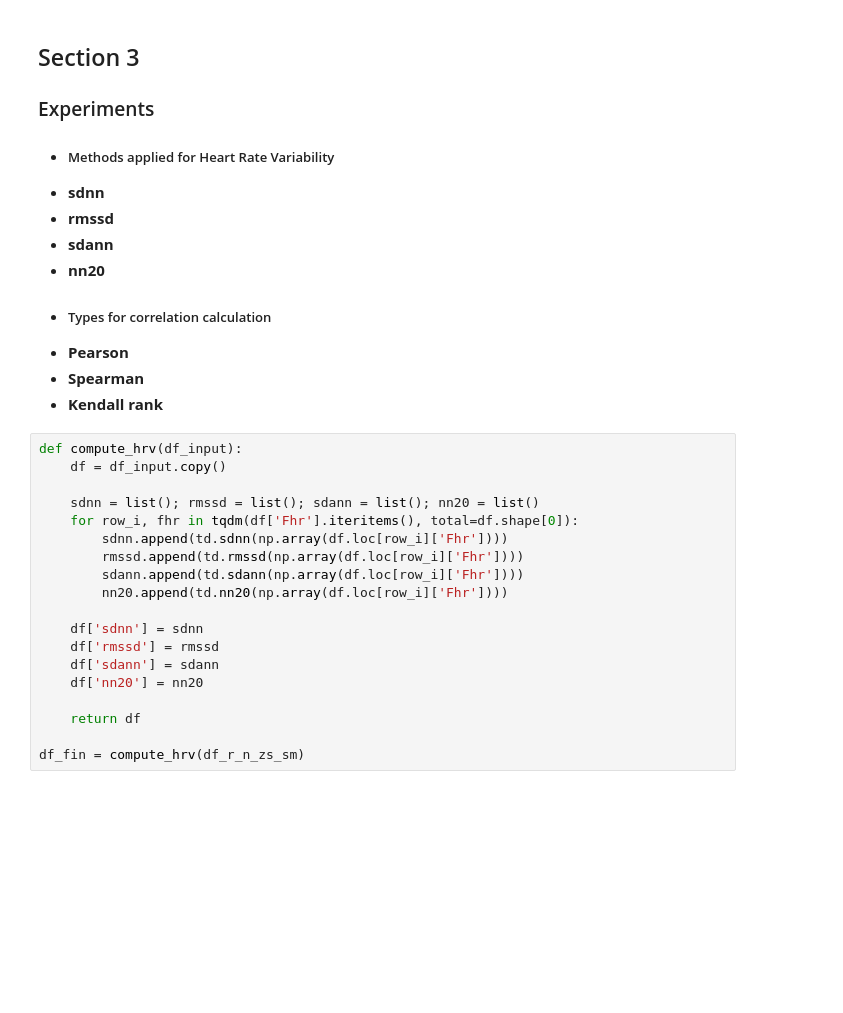
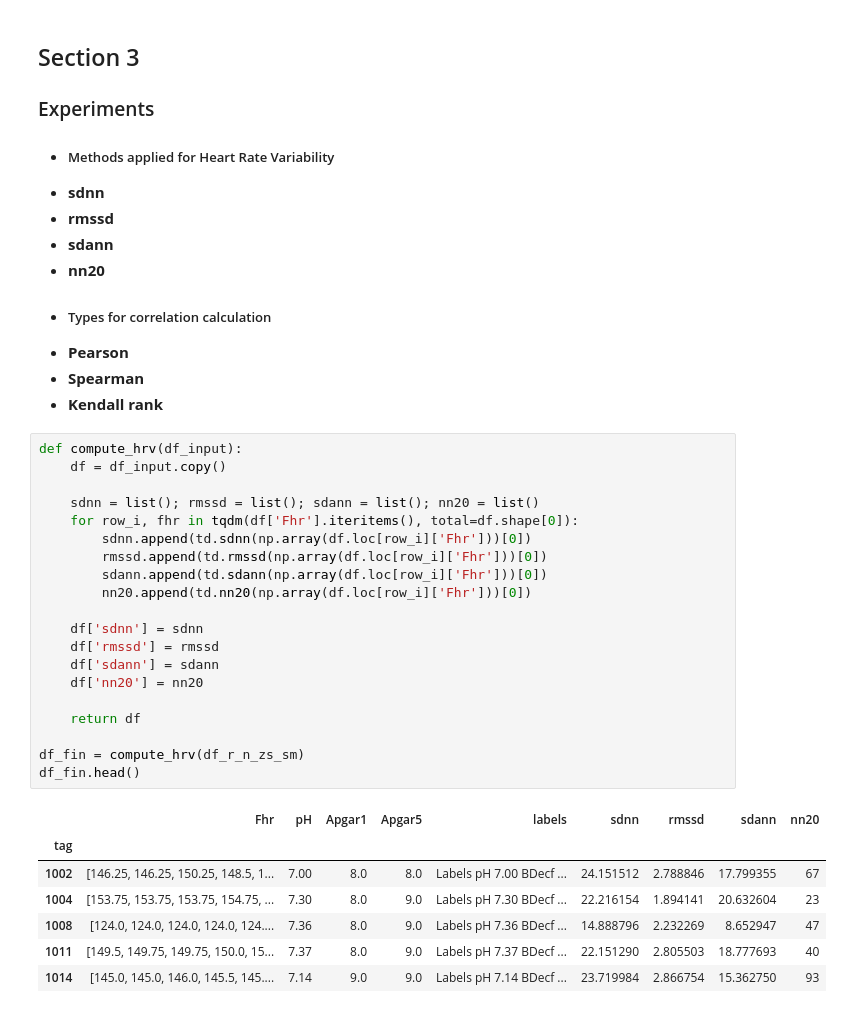
Before and after one commit to igeor/Cardiotocographic-Signal-Classification-based-on-Heart-Rate-Variability, a Jupyter notebook: report.ipynb, the cells around one changed output. Drawn from its saved outputs; the diff is of its cells as text; blank space fills up the shorter version.

```diff
--- a/report.ipynb
+++ b/report.ipynb
@@ -249,19 +251,28 @@ df_r_n_zs_sm
 # %%
 def compute_hrv(df_input):
     df = df_input.copy()
 
     sdnn = list(); rmssd = list(); sdann = list(); nn20 = list()
     for row_i, fhr in tqdm(df['Fhr'].iteritems(), total=df.shape[0]):
-        sdnn.append(td.sdnn(np.array(df.loc[row_i]['Fhr'])))
-        rmssd.append(td.rmssd(np.array(df.loc[row_i]['Fhr'])))
-        sdann.append(td.sdann(np.array(df.loc[row_i]['Fhr'])))
-        nn20.append(td.nn20(np.array(df.loc[row_i]['Fhr'])))
+        sdnn.append(td.sdnn(np.array(df.loc[row_i]['Fhr']))[0])
+        rmssd.append(td.rmssd(np.array(df.loc[row_i]['Fhr']))[0])
+        sdann.append(td.sdann(np.array(df.loc[row_i]['Fhr']))[0])
+        nn20.append(td.nn20(np.array(df.loc[row_i]['Fhr']))[0])
 
     df['sdnn'] = sdnn
     df['rmssd'] = rmssd
     df['sdann'] = sdann
     df['nn20'] = nn20
 
     return df
 
 df_fin = compute_hrv(df_r_n_zs_sm)
+df_fin.head()
+# %% [output]
+|  | Fhr | pH | Apgar1 | Apgar5 | labels | sdnn | rmssd | sdann | nn20 |
+| tag |  |  |  |  |  |  |  |  |  |
+| 1002 | [146.25, 146.25, 150.25, 148.5, 1... | 7.00 | 8.0 | 8.0 | Labels pH 7.00 BDecf ... | 24.151512 | 2.788846 | 17.799355 | 67 |
+| 1004 | [153.75, 153.75, 153.75, 154.75, ... | 7.30 | 8.0 | 9.0 | Labels pH 7.30 BDecf ... | 22.216154 | 1.894141 | 20.632604 | 23 |
+| 1008 | [124.0, 124.0, 124.0, 124.0, 124.... | 7.36 | 8.0 | 9.0 | Labels pH 7.36 BDecf ... | 14.888796 | 2.232269 | 8.652947 | 47 |
+| 1011 | [149.5, 149.75, 149.75, 150.0, 15... | 7.37 | 8.0 | 9.0 | Labels pH 7.37 BDecf ... | 22.151290 | 2.805503 | 18.777693 | 40 |
+| 1014 | [145.0, 145.0, 146.0, 145.5, 145.... | 7.14 | 9.0 | 9.0 | Labels pH 7.14 BDecf ... | 23.719984 | 2.866754 | 15.362750 | 93 |
```
Also changed, not shown: parts of 5 cells of this notebook, 1 other file.
